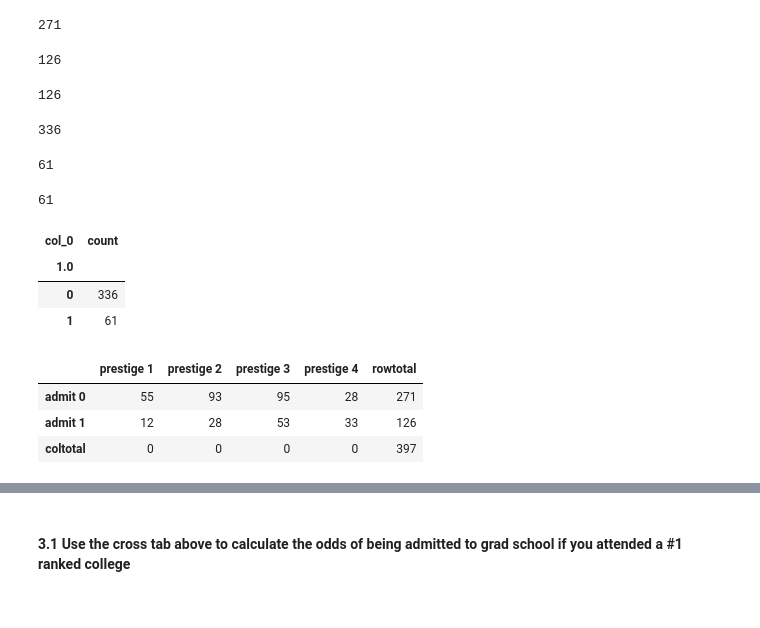
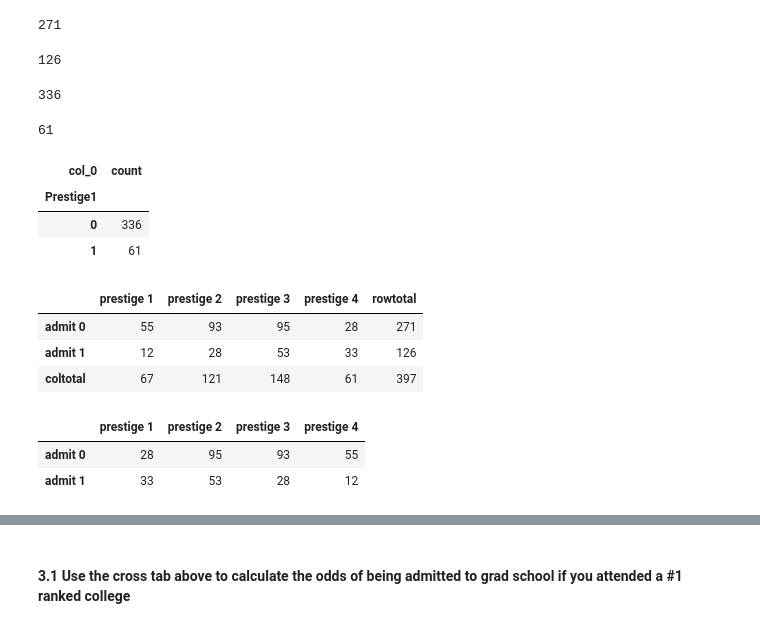
Before and after one commit to YStrano/DataScience_GA, a Jupyter notebook: projects/project_3/starter-code/Project 3 - Yair Strano.ipynb, the cells around one changed output, grey strips where cells are left out. Saved outputs shown, nothing was run; the diff lists cells and outputs as text; code cells hidden in the pictures.

```diff
--- a/projects/project_3/starter-code/Project 3 - Yair Strano.ipynb
+++ b/projects/project_3/starter-code/Project 3 - Yair Strano.ipynb
@@ -60,3 +61,6 @@ prestige_dummies.head()
 | 2 | 1 | 0 | 0 | 0 |
 | 3 | 0 | 0 | 0 | 1 |
 | 4 | 0 | 0 | 0 | 1 |
+# %%
+prestige_dummies.rename(columns={1.0: 'Prestige1', 2.0: 'Prestige2', 3.0: 'Prestige3', 4.0: 'Prestige4'}, inplace=True)
+prestige_dummies.head()
@@ -70,6 +81,6 @@ Answer: 3 (always 1 less than the number of calss variables)
 Develop your intuition about expected outcomes by hand calculating odds ratios.
 # %%
 cols_to_keep = ['admit', 'gre', 'gpa']
-handCalc = df[cols_to_keep].join(prestige_dummies)
-handCalc.head()
+handcalc = df[cols_to_keep].join(prestige_dummies)
+handcalc.head()
 # %% [output]
@@ -88,7 +99,3 @@ len(handCalc[handCalc['admit']==0])
 # %% [output]
 271
-# %%
-len(handCalc[handCalc['admit']==1])
-# %% [output]
-126
 # %%
@@ -96,32 +103,37 @@ handCalc['admit'].sum()
 # %% [output]
 126
-# %%
-len(handCalc[handCalc[1.0]==0])
-# %% [output]
-336
-# %%
-len(handCalc[handCalc[1.0]==1])
-# %% [output]
-61
-# %%
-handCalc[1.0].sum()
-# %% [output]
-61
+# %%
+len(handcalc[handcalc['Prestige1']==0])
+# %% [output]
+336
+# %%
+handcalc['Prestige1'].sum()
+# %% [output]
+61
 # %%
-prestige = pd.crosstab(index=handCalc[1.0], columns="count")
+prestige = pd.crosstab(index=handcalc['Prestige1'], columns="count")
 prestige
 # %% [output]
 | col_0 | count |
-| 1.0 |  |
+| Prestige1 |  |
 | 0 | 336 |
 | 1 | 61 |
 # %%
-comb = pd.crosstab(index=handCalc['admit'], columns=[handCalc[1.0],handCalc[2.0],handCalc[3.0],handCalc[4.0]], margins=True)
+comb = pd.crosstab(index=handcalc['admit'], columns=[handcalc['Prestige1'],handcalc['Prestige2'],handcalc['Prestige3'],handcalc['Prestige4']], margins=True)
 comb.columns = ['prestige 1','prestige 2','prestige 3','prestige 4', 'rowtotal']
-comb.index= ['admit 0','admit 1', 'coltotal']
+comb.index = ['admit 0','admit 1', 'coltotal']
 comb
 # %% [output]
 |  | prestige 1 | prestige 2 | prestige 3 | prestige 4 | rowtotal |
 | admit 0 | 55 | 93 | 95 | 28 | 271 |
 | admit 1 | 12 | 28 | 53 | 33 | 126 |
-| coltotal | 0 | 0 | 0 | 0 | 397 |
+| coltotal | 67 | 121 | 148 | 61 | 397 |
+# %%
+comb = pd.crosstab(index=df['admit'], columns=df['prestige'])
+comb.columns = ['prestige 1','prestige 2','prestige 3','prestige 4']
+comb.index = ['admit 0','admit 1']
+comb
+# %% [output]
+|  | prestige 1 | prestige 2 | prestige 3 | prestige 4 |
+| admit 0 | 28 | 95 | 93 | 55 |
+| admit 1 | 33 | 53 | 28 | 12 |
```
Also changed, not shown: parts of 23 cells of this notebook, 1 other file.
